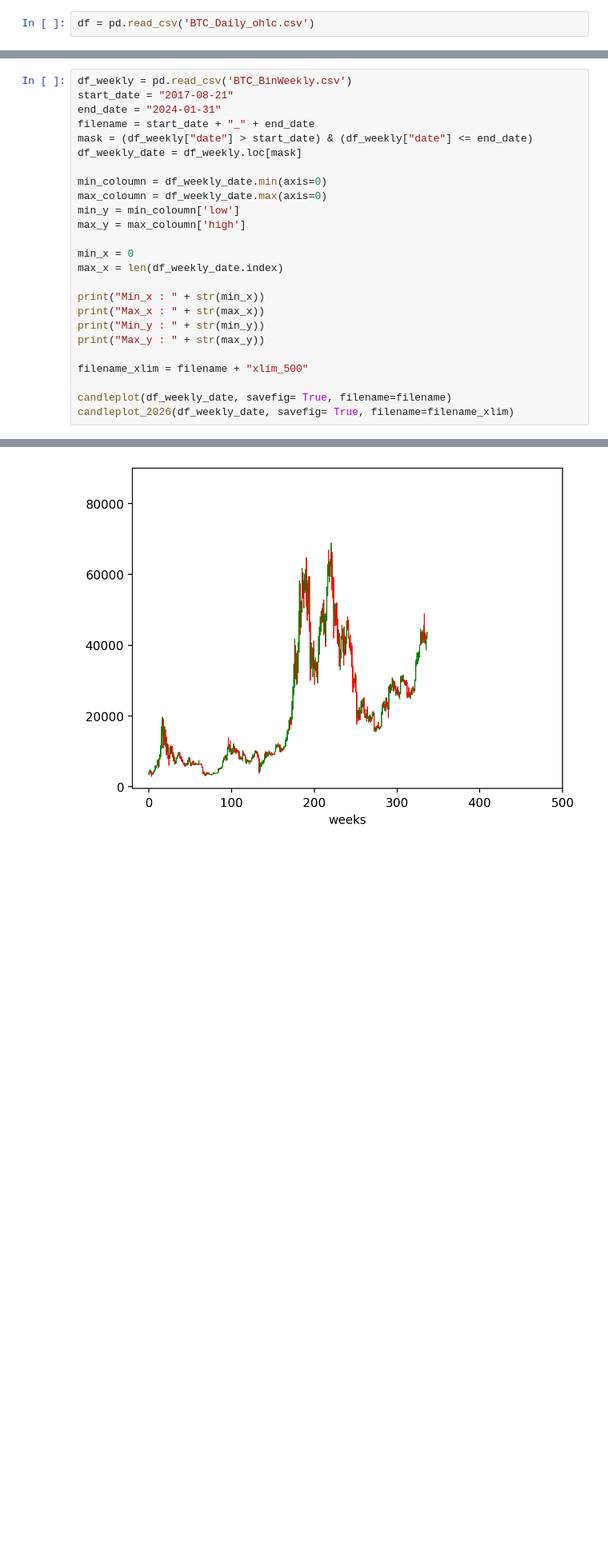
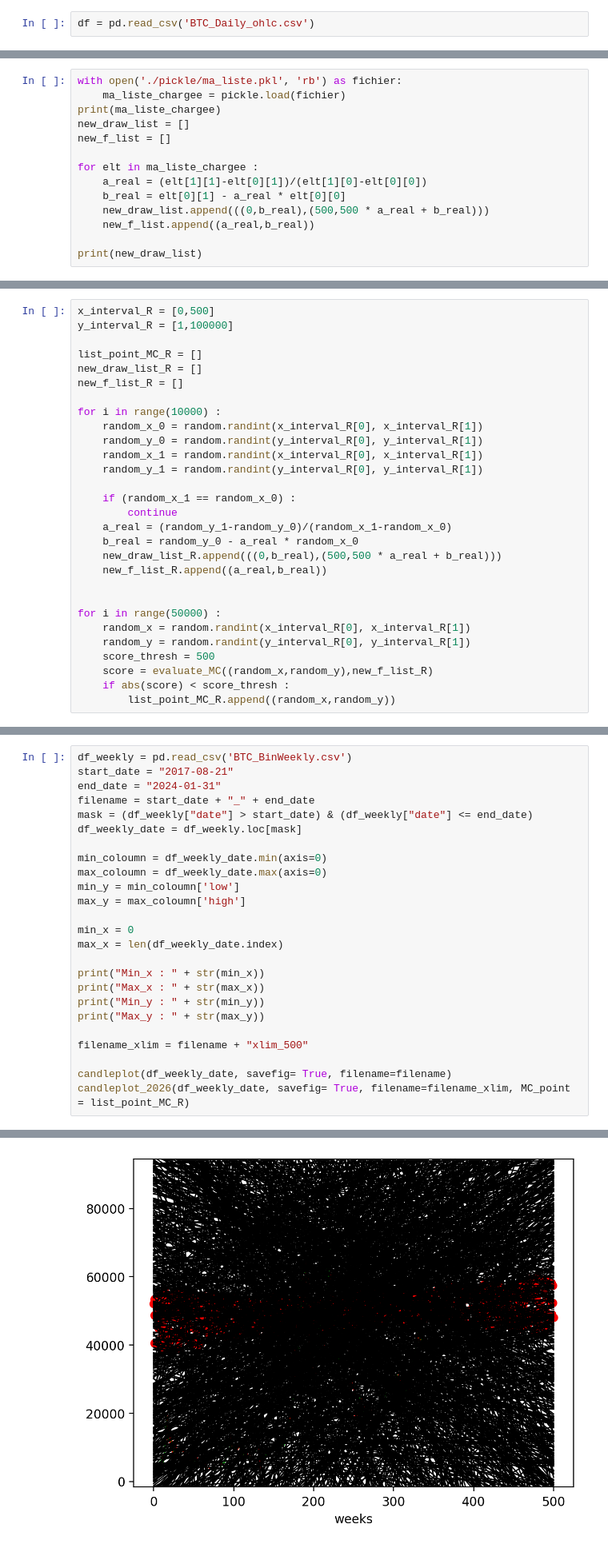
Before and after one commit to ochaff/Get_Data_BTC, a Jupyter notebook: Plot_candlecharts.ipynb, the cells around one changed output, grey strips where cells are left out. Shown at 80% size. Saved outputs shown, nothing was run; the diff lists cells and outputs as text; blank space fills up the shorter version.

```diff
--- a/Plot_candlecharts.ipynb
+++ b/Plot_candlecharts.ipynb
@@ -122,3 +135,17 @@ candleplot(df_date, savefig= True)
 # %% [output]
 <Figure size 2000x768 with 0 Axes>
 [figure]
+# %%
+with open('./pickle/ma_liste.pkl', 'rb') as fichier:
+    ma_liste_chargee = pickle.load(fichier)
+print(ma_liste_chargee)
+new_draw_list = []
+new_f_list = []
+
+for elt in ma_liste_chargee :
+    a_real = (elt[1][1]-elt[0][1])/(elt[1][0]-elt[0][0])
+    b_real = elt[0][1] - a_real * elt[0][0]
+    new_draw_list.append(((0,b_real),(500,500 * a_real + b_real)))
+    new_f_list.append((a_real,b_real))
+
+print(new_draw_list)
@@ -124,0 +177,29 @@ candleplot(df_date, savefig= True)
+# %%
+x_interval_R = [0,500]
+y_interval_R = [1,100000]
+
+list_point_MC_R = []
+new_draw_list_R = []
+new_f_list_R = []
+
+for i in range(10000) :
+    random_x_0 = random.randint(x_interval_R[0], x_interval_R[1])
+    random_y_0 = random.randint(y_interval_R[0], y_interval_R[1])
+    random_x_1 = random.randint(x_interval_R[0], x_interval_R[1])
+    random_y_1 = random.randint(y_interval_R[0], y_interval_R[1])
+
+    if (random_x_1 == random_x_0) :
+        continue
+    a_real = (random_y_1-random_y_0)/(random_x_1-random_x_0)
+    b_real = random_y_0 - a_real * random_x_0
+    new_draw_list_R.append(((0,b_real),(500,500 * a_real + b_real)))
+    new_f_list_R.append((a_real,b_real))
+
+
+for i in range(50000) :
+    random_x = random.randint(x_interval_R[0], x_interval_R[1])
+    random_y = random.randint(y_interval_R[0], y_interval_R[1])
+    score_thresh = 500
+    score = evaluate_MC((random_x,random_y),new_f_list_R)
+    if abs(score) < score_thresh :
+        list_point_MC_R.append((random_x,random_y))
@@ -146,7 +229,7 @@ print("Max_y : " + str(max_y))
 filename_xlim = filename + "xlim_500"
 
 candleplot(df_weekly_date, savefig= True, filename=filename)
-candleplot_2026(df_weekly_date, savefig= True, filename=filename_xlim)
+candleplot_2026(df_weekly_date, savefig= True, filename=filename_xlim, MC_point = list_point_MC_R)
 # %% [output]
 Min_x : 0
 Max_x : 337
@@ -157,4 +240,4 @@ Max_y : 69000.0
-[figure, old version]
+[figure, new version]
 # %%
 df_weekly = pd.read_csv('BTC_BinWeekly.csv')
 start_date = "2017-08-21"
```
Also changed, not shown: parts of 8 cells of this notebook, 10 other files.
